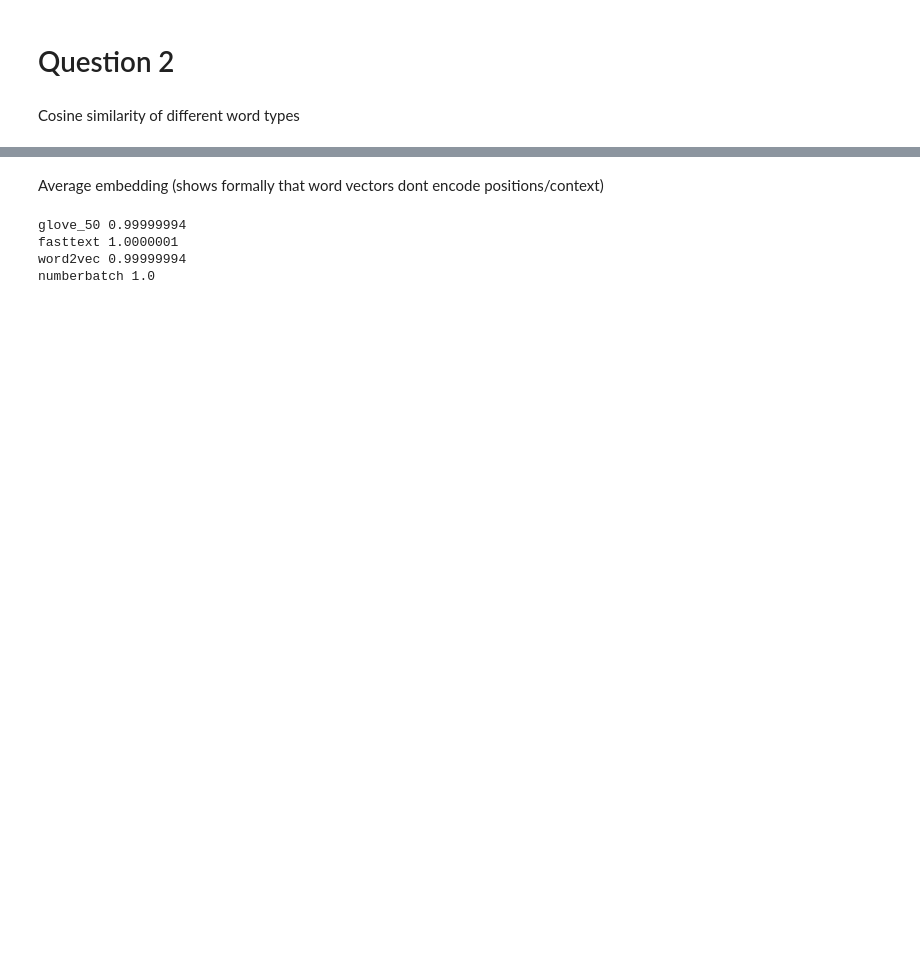
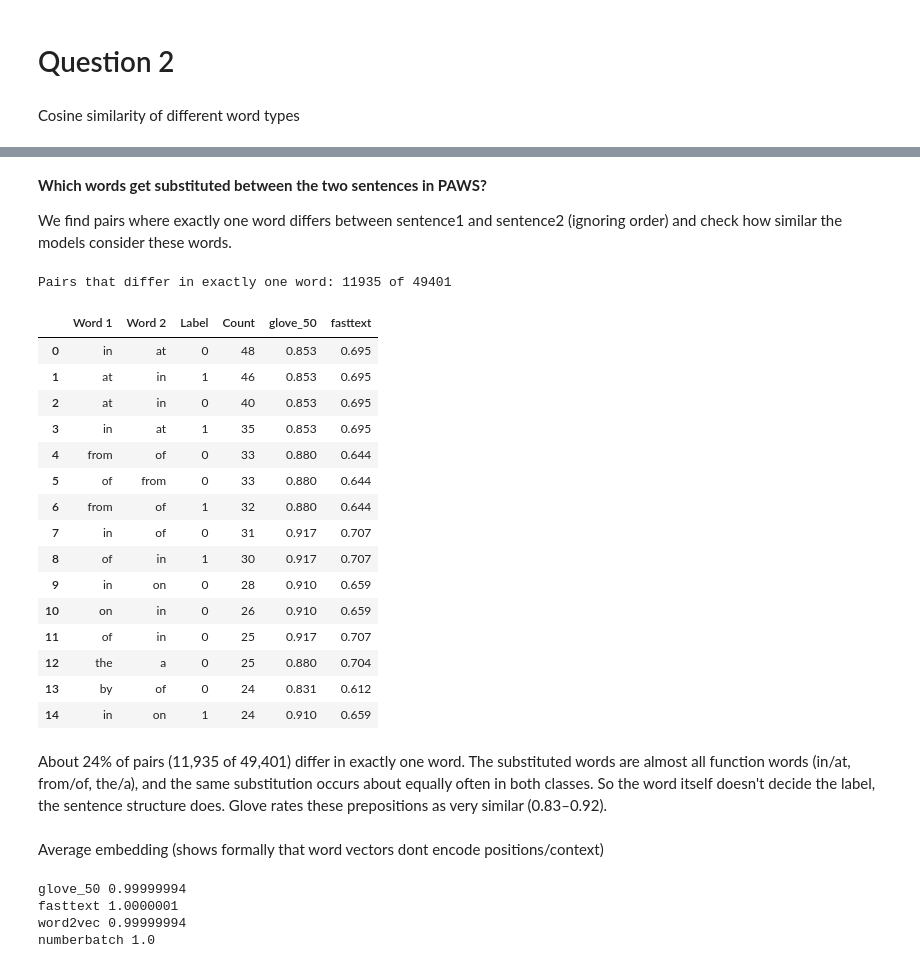
Before and after one commit to dries02/nlp1-student, a Jupyter notebook: project2/embedding_model_test.ipynb, the cells around one changed output, grey strips where cells are left out. Saved outputs shown, nothing was run; the diff lists cells and outputs as text; code cells hidden in the pictures; blank space fills up the shorter version.

```diff
--- a/project2/embedding_model_test.ipynb
+++ b/project2/embedding_model_test.ipynb
@@ -343,3 +410,49 @@ numberbatch: ['increasest', 'accrease', 'accreasing', 'accreases', 'reincrease']
+# %% [markdown]
+**Which words get substituted between the two sentences in PAWS?**
+
+We find pairs where exactly one word differs between sentence1 and sentence2 (ignoring order) and check how similar the models consider these words.
+# %%
+from collections import Counter
+
+subs = Counter()
+for s1, s2, label in zip(train_df["sentence1"], train_df["sentence2"], train_df["label"]):
+    t1 = Counter(w.lower() for w in tokenize(s1))
+    t2 = Counter(w.lower() for w in tokenize(s2))
+    only1, only2 = list((t1 - t2).elements()), list((t2 - t1).elements())
+    if len(only1) == 1 and len(only2) == 1:
+        subs[(only1[0], only2[0], label)] += 1
+
+n_total = sum(subs.values())
+print(f"Pairs that differ in exactly one word: {n_total} of {len(train_df)}")
+
+rows = []
+for (w1, w2, label), count in subs.most_common(15):
+    rows.append({
+        "Word 1": w1, "Word 2": w2, "Label": label, "Count": count,
+        "glove_50": word_similarity(w1, w2, models["glove_50"], "glove_50"),
+        "fasttext": word_similarity(w1, w2, models["fasttext"], "fasttext"),
+    })
+display(pd.DataFrame(rows).round(3))
+# %% [output]
+Pairs that differ in exactly one word: 11935 of 49401
+|  | Word 1 | Word 2 | Label | Count | glove_50 | fasttext |
+| 0 | in | at | 0 | 48 | 0.853 | 0.695 |
+| 1 | at | in | 1 | 46 | 0.853 | 0.695 |
+| 2 | at | in | 0 | 40 | 0.853 | 0.695 |
+| 3 | in | at | 1 | 35 | 0.853 | 0.695 |
+| 4 | from | of | 0 | 33 | 0.880 | 0.644 |
+| 5 | of | from | 0 | 33 | 0.880 | 0.644 |
+| 6 | from | of | 1 | 32 | 0.880 | 0.644 |
+| 7 | in | of | 0 | 31 | 0.917 | 0.707 |
+| 8 | of | in | 1 | 30 | 0.917 | 0.707 |
+| 9 | in | on | 0 | 28 | 0.910 | 0.659 |
+| 10 | on | in | 0 | 26 | 0.910 | 0.659 |
+| 11 | of | in | 0 | 25 | 0.917 | 0.707 |
+| 12 | the | a | 0 | 25 | 0.880 | 0.704 |
+| 13 | by | of | 0 | 24 | 0.831 | 0.612 |
+| 14 | in | on | 1 | 24 | 0.910 | 0.659 |
+# %% [markdown]
+About 24% of pairs (11,935 of 49,401) differ in exactly one word. The substituted words are almost all function words (in/at, from/of, the/a), and the same substitution occurs about equally often in both classes. So the word itself doesn't decide the label, the sentence structure does. Glove rates these prepositions as very similar (0.83–0.92).
 # %% [markdown]
 Average embedding (shows formally that word vectors dont encode positions/context)
 # %%
```
Also changed, not shown: parts of 20 cells of this notebook, 16 other files.
